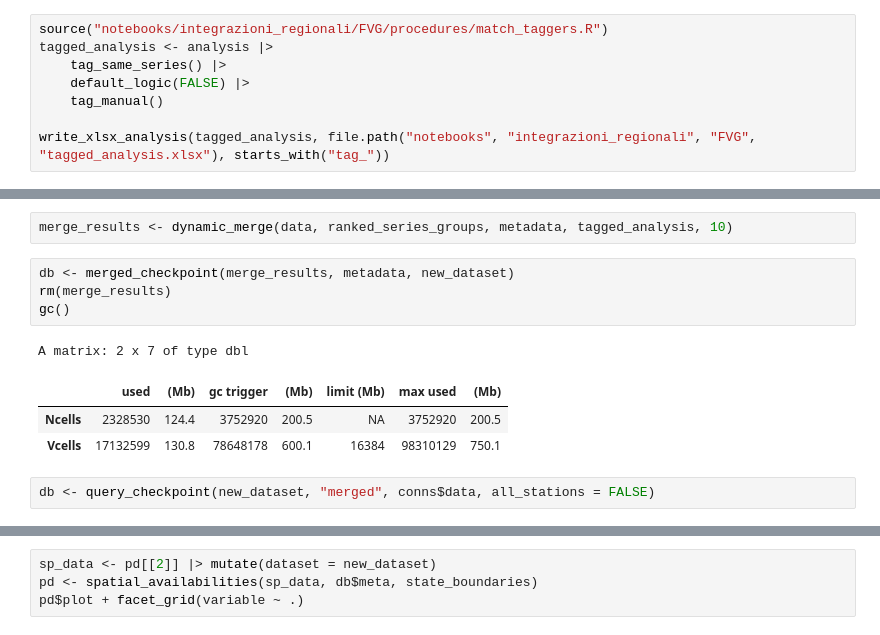
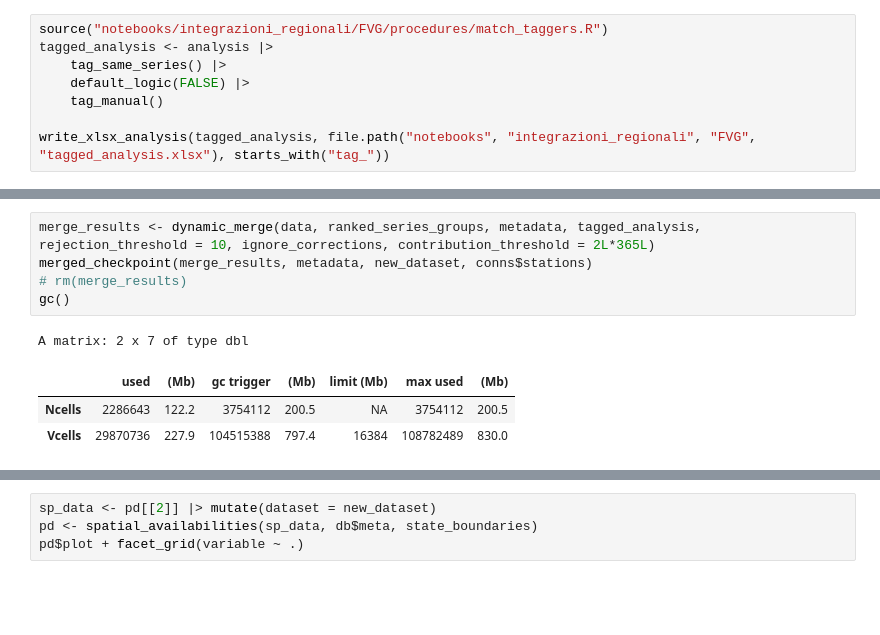
Before and after one commit to dnstudent/TesiMag, a Jupyter notebook: notebooks/integrazioni_regionali/FVG/series_pairing.ipynb, the cells around one changed output, grey strips where cells are left out. Drawn from its saved outputs; the diff is of its cells as text; blank space fills up the shorter version.

```diff
--- a/notebooks/integrazioni_regionali/FVG/series_pairing.ipynb
+++ b/notebooks/integrazioni_regionali/FVG/series_pairing.ipynb
@@ -96,16 +103,13 @@ plot_correction(i |> filter(gkey == 39L), metadata, data)
 # %%
-merge_results <- dynamic_merge(data, ranked_series_groups, metadata, tagged_analysis, 10)
+merge_results <- dynamic_merge(data, ranked_series_groups, metadata, tagged_analysis, rejection_threshold = 10, ignore_corrections, contribution_threshold = 2L*365L)
+merged_checkpoint(merge_results, metadata, new_dataset, conns$stations)
+# rm(merge_results)
+gc()
+# %% [output]
+A matrix: 2 x 7 of type dbl
+|  | used | (Mb) | gc trigger | (Mb) | limit (Mb) | max used | (Mb) |
+| Ncells | 2286643 | 122.2 | 3754112 | 200.5 | NA | 3754112 | 200.5 |
+| Vcells | 29870736 | 227.9 | 104515388 | 797.4 | 16384 | 108782489 | 830.0 |
-# %%
-db <- merged_checkpoint(merge_results, metadata, new_dataset)
-rm(merge_results)
-gc()
-# %% [output]
-A matrix: 2 x 7 of type dbl
-|  | used | (Mb) | gc trigger | (Mb) | limit (Mb) | max used | (Mb) |
-| Ncells | 2328530 | 124.4 | 3752920 | 200.5 | NA | 3752920 | 200.5 |
-| Vcells | 17132599 | 130.8 | 78648178 | 600.1 | 16384 | 98310129 | 750.1 |
-# %%
-db <- query_checkpoint(new_dataset, "merged", conns$data, all_stations = FALSE)
 # %%
 db <- query_checkpoint(new_dataset, "merged", conns$data, all_stations = FALSE)
 mt <- db$meta |> select(sensor_key, from_datasets) |> collect() |> rowwise() |> mutate(dataset = paste0(from_datasets |> unique() |> sort(), collapse = ",")) |> ungroup() |> select(-from_datasets)
```
Also changed, not shown: parts of 4 cells of this notebook, 3 other files.
